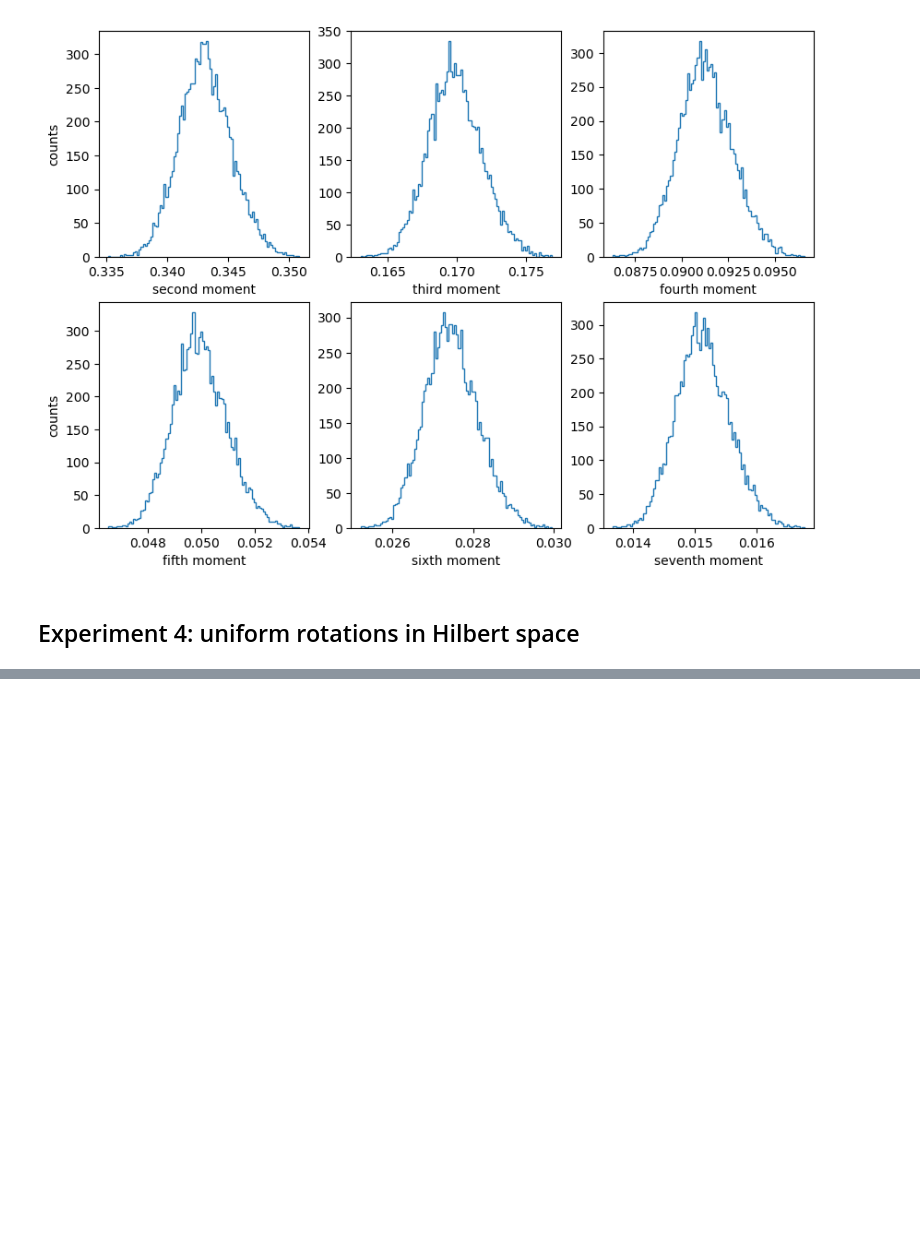
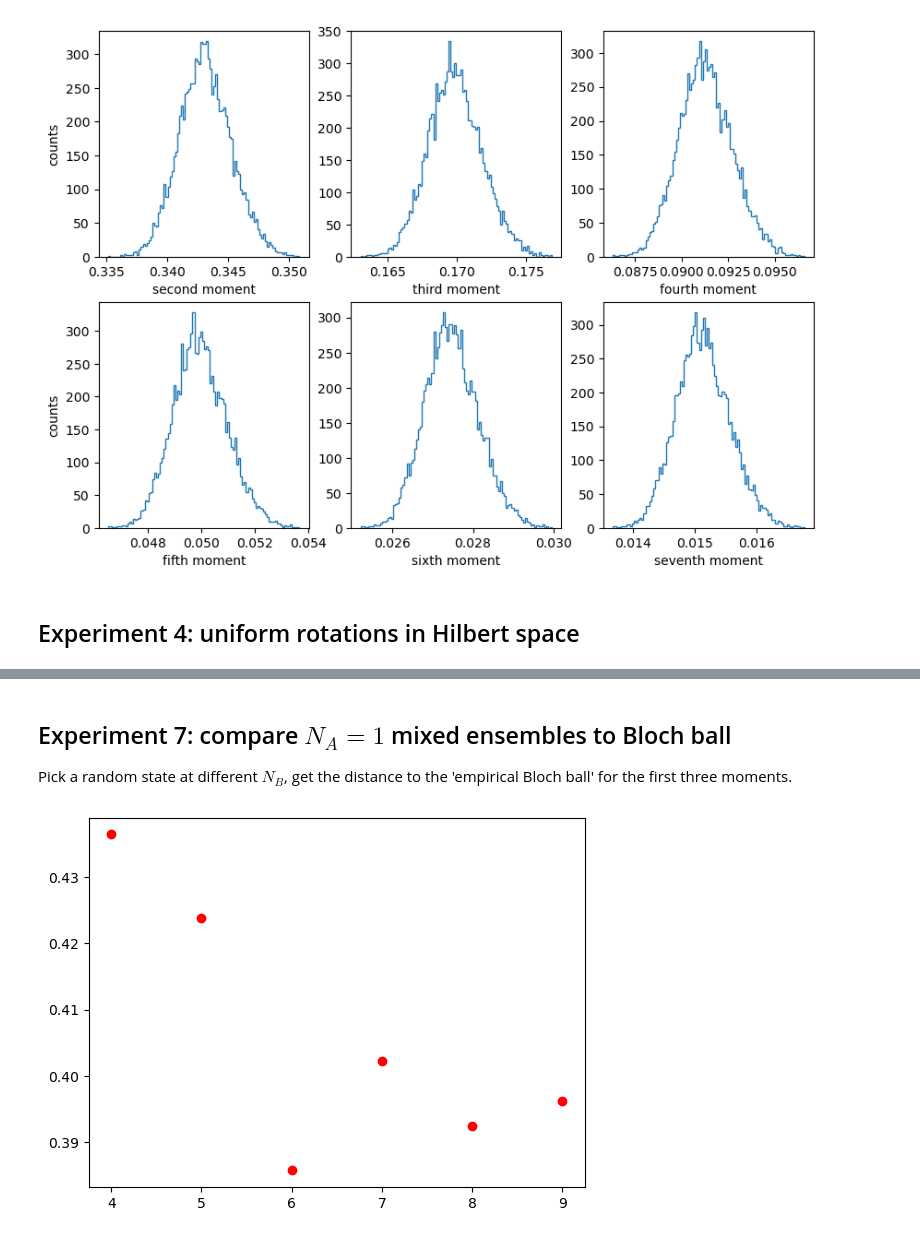
Before and after one commit to DaanTimmers/Summer_23, a Jupyter notebook: projected_faulty_measurement.ipynb, the cells around one changed output, grey strips where cells are left out. Drawn from its saved outputs; the diff is of its cells as text; code cells hidden in the pictures; blank space fills up the shorter version.

```diff
--- a/projected_faulty_measurement.ipynb
+++ b/projected_faulty_measurement.ipynb
@@ -746,0 +923,43 @@ print(mixed_data_3)
+# %% [markdown]
+## Experiment 7: compare $N_A=1$ mixed ensembles to Bloch ball
+
+Pick a random state at different $N_B$, get the distance to the 'empirical Bloch ball' for the first three moments.
+# %%
+N_A = 1
+N_Bs = [4, 5, 6, 7, 8, 9]
+p = 0.1
+dist = np.zeros((3,6))
+reps = 10
+
+I = np.array([[1,0], [0,1]], dtype='complex128')
+sx = np.array([[0,1], [1,0]], dtype='complex128')
+sy = np.array([[0,-1j], [1j,0]], dtype='complex128')
+sz = np.array([[1,0], [0,-1]], dtype='complex128')
+# 'Empirical Bloch
+Emp_Bloch = np.empty((1000,2)).tolist()
+count = 0
+while count < 1000:
+    Px = np.random.rand()
+    Py = np.random.rand()
+    Pz = np.random.rand()
+    if Px ** 2 + Py ** 2 + Pz ** 2 <= 1:
+        Emp_Bloch[count][0] = 0.001
+        Emp_Bloch[count][1] = 0.5 * I + 0.5 * ( Px * sx + Py * sy + Pz * sz )
+        count += 1
+
+
+for i, N_B in enumerate(N_Bs):
+    for j in range(reps):
+        Psi = random_state(2 ** (N_A + N_B))
+        PrEns = Get_PrEns(Psi, N_A, N_B)
+        MixEns = Get_MixEns(PrEns, N_A, N_B ,p)
+
+        dist[0][i] += np.linalg.norm(rho_MixEns(MixEns, 1) - rho_MixEns(Emp_Bloch, 1), 'nuc') / (2 * reps)
+        dist[1][i] += np.linalg.norm(rho_MixEns(MixEns, 2) - rho_MixEns(Emp_Bloch, 2), 'nuc') / (2 * reps)
+        dist[2][i] += np.linalg.norm(rho_MixEns(MixEns, 3) - rho_MixEns(Emp_Bloch, 3), 'nuc') / (2 * reps)
+# %%
+fig = plt.figure()
+plt.plot(N_Bs, dist[2], 'ro')
+plt.show()
+# %% [output]
+[figure, added]
```
Also changed, not shown: parts of 52 cells of this notebook.
